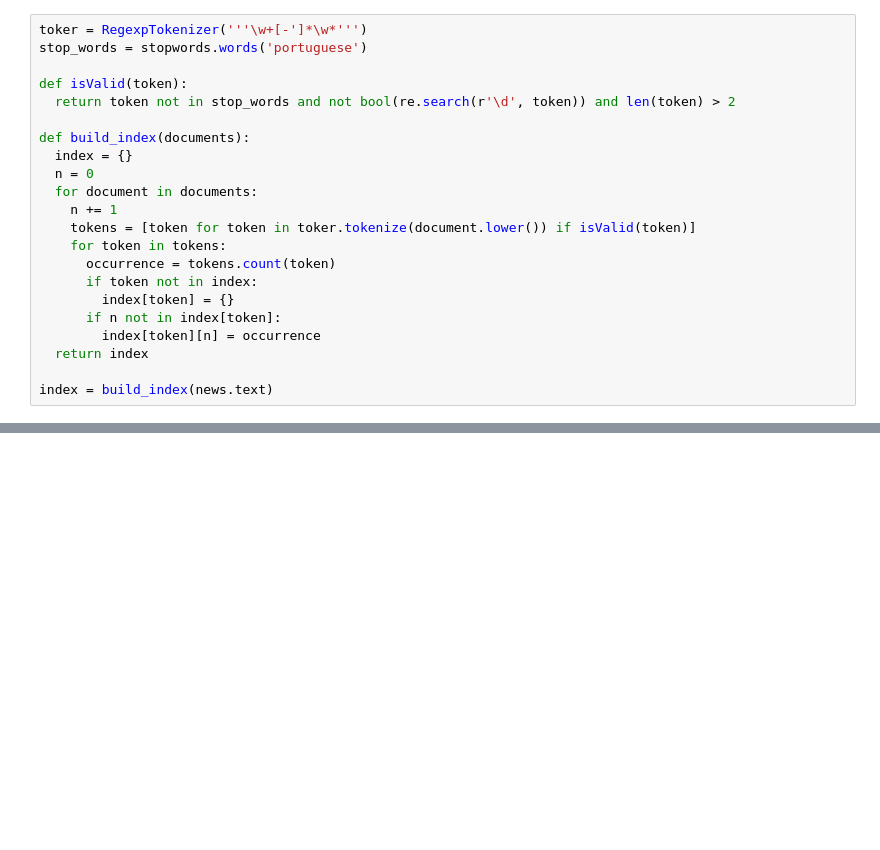
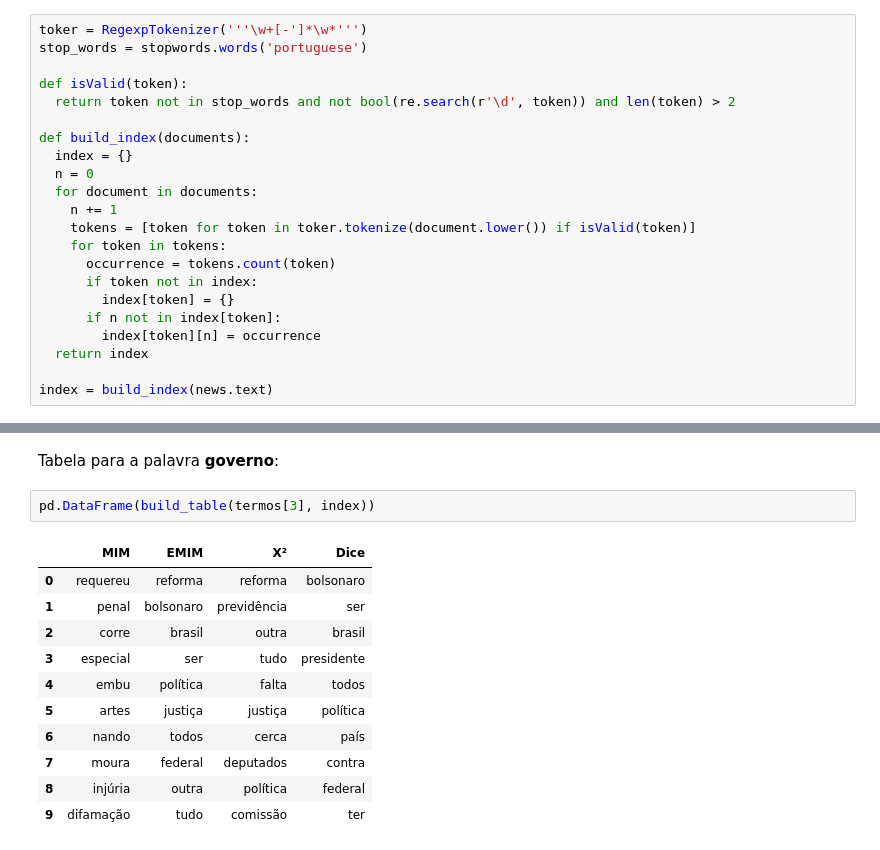
Before and after one commit to valterlucena/recuperacao-informacao, a Jupyter notebook: query-expansion/query_expansion.ipynb, the cells around one changed output, grey strips where cells are left out. Cells and saved outputs as stored; diff of their text form; blank space fills up the shorter version.

```diff
--- a/query-expansion/query_expansion.ipynb
+++ b/query-expansion/query_expansion.ipynb
@@ -309,0 +244,16 @@ pd.DataFrame(data)
+# %% [markdown]
+Tabela para a palavra **governo**:
+# %%
+pd.DataFrame(build_table(termos[3], index))
+# %% [output]
+|  | MIM | EMIM | X² | Dice |
+| 0 | requereu | reforma | reforma | bolsonaro |
+| 1 | penal | bolsonaro | previdência | ser |
+| 2 | corre | brasil | outra | brasil |
+| 3 | especial | ser | tudo | presidente |
+| 4 | embu | política | falta | todos |
+| 5 | artes | justiça | justiça | política |
+| 6 | nando | todos | cerca | país |
+| 7 | moura | federal | deputados | contra |
+| 8 | injúria | outra | política | federal |
+| 9 | difamação | tudo | comissão | ter |
```
Also changed, not shown: parts of 43 cells of this notebook.
